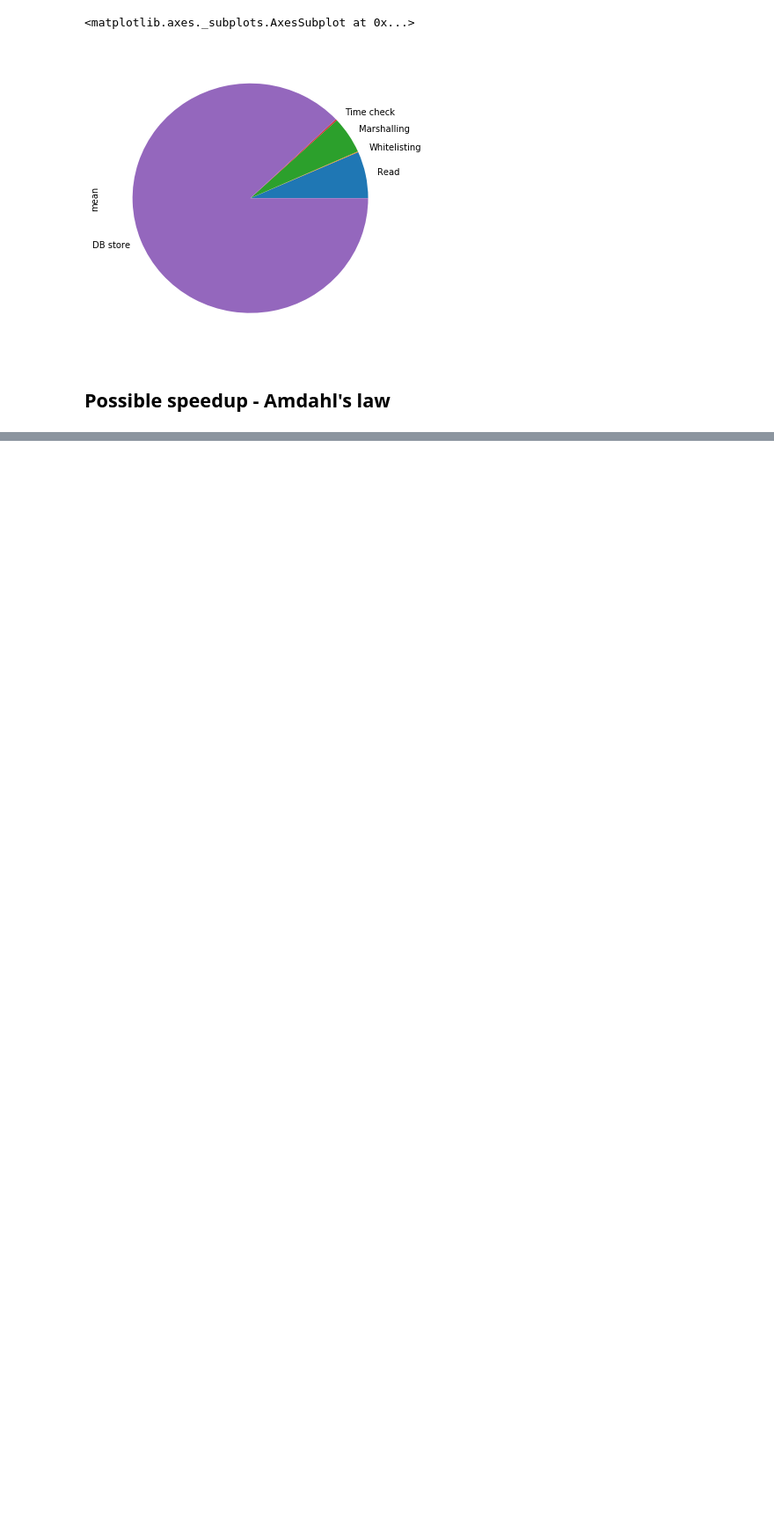
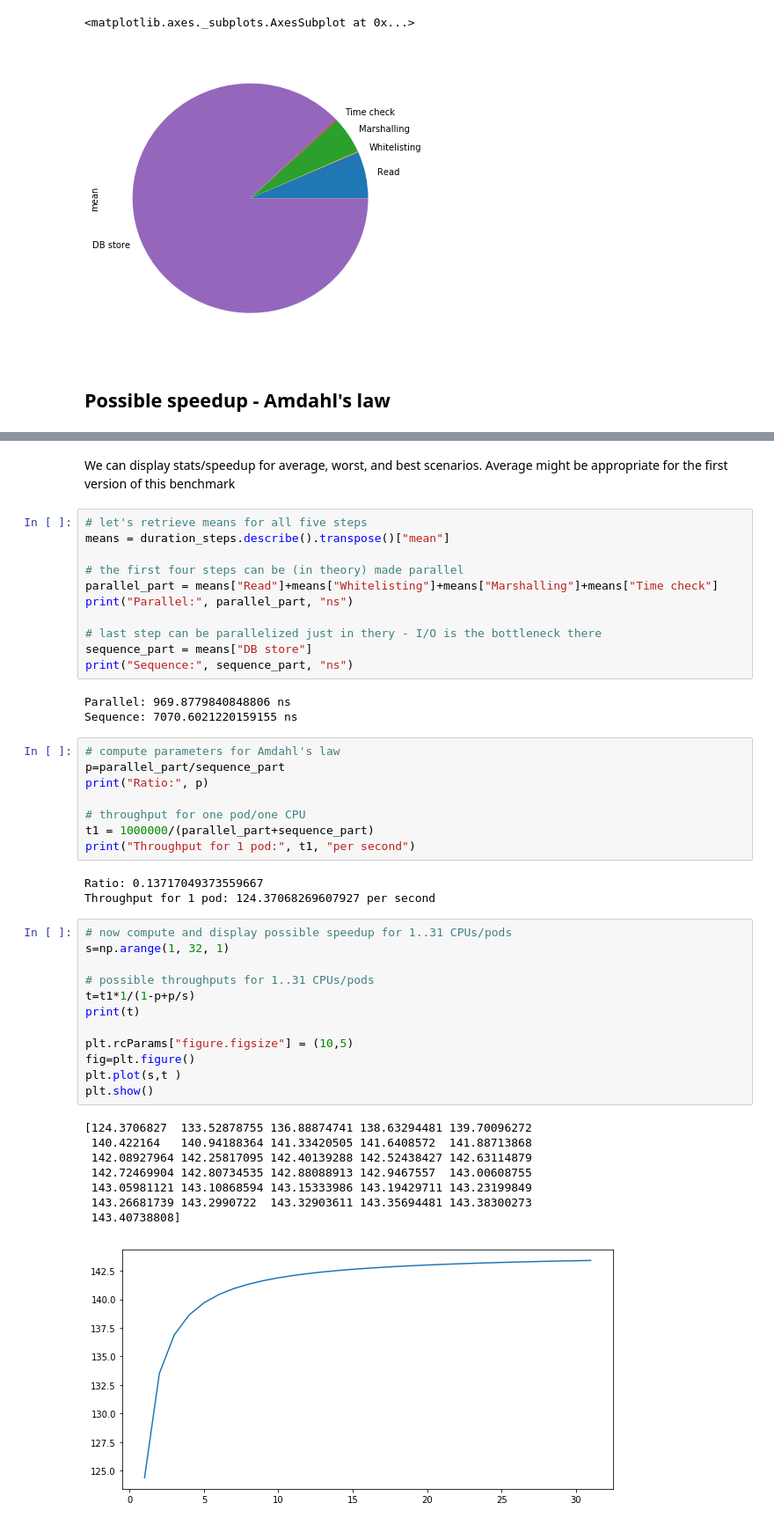
Before and after one commit to tisnik/jupyter-notebook-examples, a Jupyter notebook: consumer_benchmarks.ipynb, the cells around one changed output, grey strips where cells are left out. Shown: that part at 88% size. Cells and saved outputs as stored; diff of their text form; blank space fills up the shorter version.

Commit message:
Second version of benchmark

```diff
--- a/consumer_benchmarks.ipynb
+++ b/consumer_benchmarks.ipynb
@@ -97,0 +179,48 @@ duration_steps.describe()
+# %% [markdown]
+We can display stats/speedup for average, worst, and best scenarios. Average might be appropriate for the first version of this benchmark
+# %%
+# let's retrieve means for all five steps
+means = duration_steps.describe().transpose()["mean"]
+
+# the first four steps can be (in theory) made parallel
+parallel_part = means["Read"]+means["Whitelisting"]+means["Marshalling"]+means["Time check"]
+print("Parallel:", parallel_part, "ns")
+
+# last step can be parallelized just in thery - I/O is the bottleneck there
+sequence_part = means["DB store"]
+print("Sequence:", sequence_part, "ns")
+# %% [output]
+Parallel: 969.8779840848806 ns
+Sequence: 7070.6021220159155 ns
+# %%
+# compute parameters for Amdahl's law
+p=parallel_part/sequence_part
+print("Ratio:", p)
+
+# throughput for one pod/one CPU
+t1 = 1000000/(parallel_part+sequence_part)
+print("Throughput for 1 pod:", t1, "per second")
+# %% [output]
+Ratio: 0.13717049373559667
+Throughput for 1 pod: 124.37068269607927 per second
+# %%
+# now compute and display possible speedup for 1..31 CPUs/pods
+s=np.arange(1, 32, 1)
+
+# possible throughputs for 1..31 CPUs/pods
+t=t1*1/(1-p+p/s)
+print(t)
+
+plt.rcParams["figure.figsize"] = (10,5)
+fig=plt.figure()
+plt.plot(s,t )
+plt.show()
+# %% [output]
+[124.3706827  133.52878755 136.88874741 138.63294481 139.70096272
+ 140.422164   140.94188364 141.33420505 141.6408572  141.88713868
+ 142.08927964 142.25817095 142.40139288 142.52438427 142.63114879
+ 142.72469904 142.80734535 142.88088913 142.9467557  143.00608755
+ 143.05981121 143.10868594 143.15333986 143.19429711 143.23199849
+ 143.26681739 143.2990722  143.32903611 143.35694481 143.38300273
+ 143.40738808]
+[figure, added]
```
Also changed, not shown: parts of 31 cells of this notebook.
